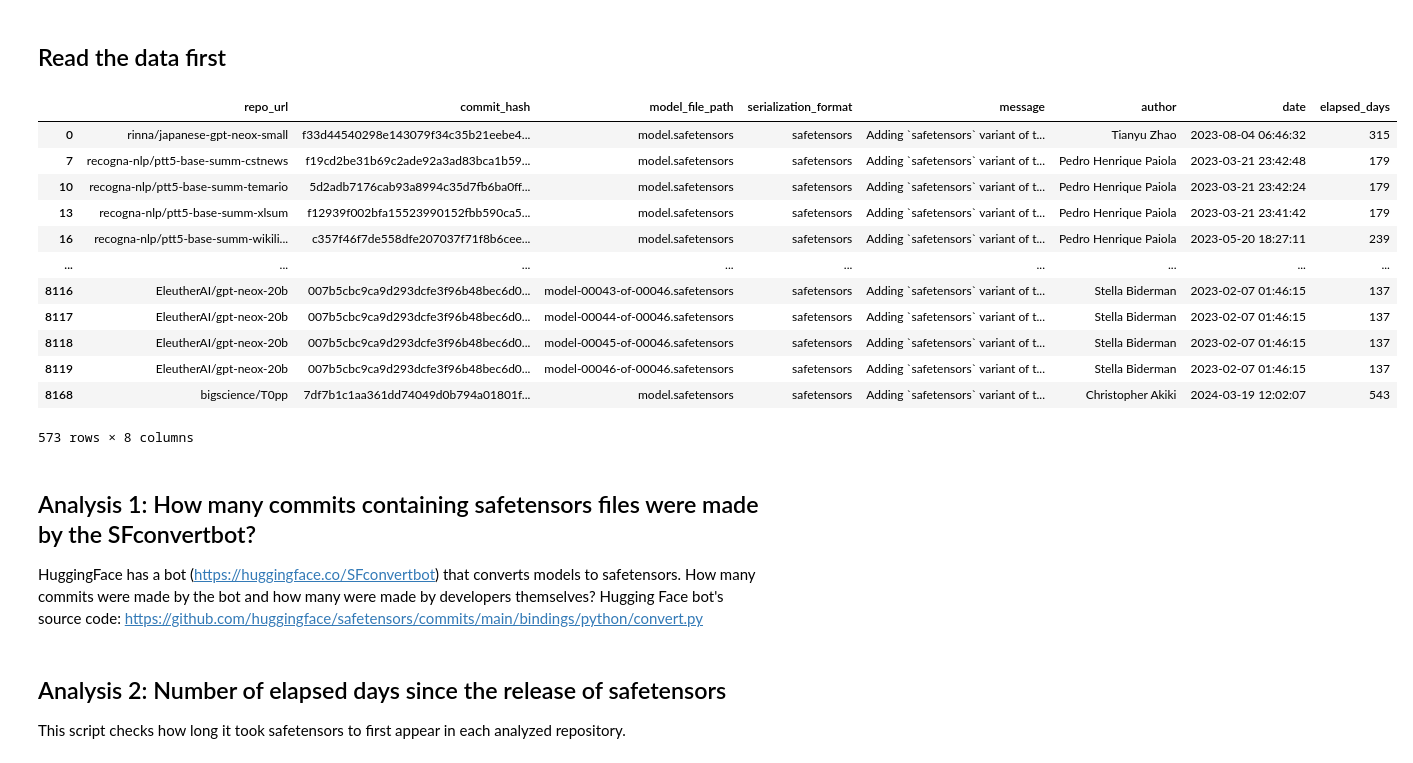
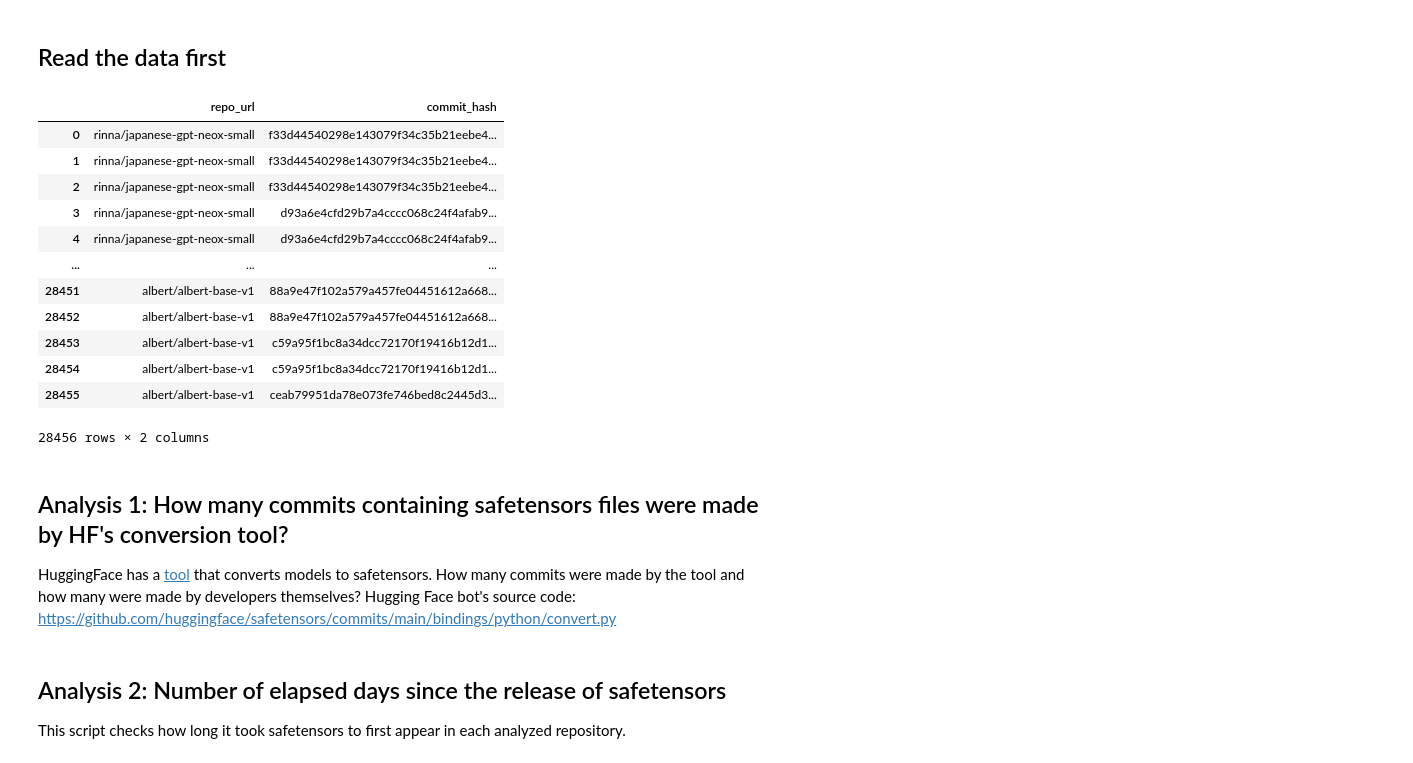
Before and after one commit to s2e-lab/model-evolution, a Jupyter notebook: scripts/notebooks/rq1_analysis.ipynb, the cells around one changed output. Saved outputs shown, nothing was run; the diff lists cells and outputs as text; code cells hidden in the pictures.

```diff
--- a/scripts/notebooks/rq1_analysis.ipynb
+++ b/scripts/notebooks/rq1_analysis.ipynb
@@ -7,31 +7,31 @@ Goal is to check when safetensors was first used in each studied repository.
 # %%
 from nb_utils import read_commits
 
-# model files per repository and the elapsed days between the commit and safetensor's release date
+# model files per repository and the elapsed days between the commit and safetensors' release date
 df = read_commits()
 
 # Filter out rows with 'safetensors' serialization format
 df_safetensors = df[df['serialization_format'] == 'safetensors']
-df_safetensors
+df[['repo_url', 'commit_hash']]
 # %% [output]
-|  | repo_url | commit_hash | model_file_path | serialization_format | message | author | date | elapsed_days |
-| 0 | rinna/japanese-gpt-neox-small | f33d44540298e143079f34c35b21eebe4... | model.safetensors | safetensors | Adding `safetensors` variant of t... | Tianyu Zhao | 2023-08-04 06:46:32 | 315 |
-| 7 | recogna-nlp/ptt5-base-summ-cstnews | f19cd2be31b69c2ade92a3ad83bca1b59... | model.safetensors | safetensors | Adding `safetensors` variant of t... | Pedro Henrique Paiola | 2023-03-21 23:42:48 | 179 |
-| 10 | recogna-nlp/ptt5-base-summ-temario | 5d2adb7176cab93a8994c35d7fb6ba0ff... | model.safetensors | safetensors | Adding `safetensors` variant of t... | Pedro Henrique Paiola | 2023-03-21 23:42:24 | 179 |
-| 13 | recogna-nlp/ptt5-base-summ-xlsum | f12939f002bfa15523990152fbb590ca5... | model.safetensors | safetensors | Adding `safetensors` variant of t... | Pedro Henrique Paiola | 2023-03-21 23:41:42 | 179 |
-| 16 | recogna-nlp/ptt5-base-summ-wikili... | c357f46f7de558dfe207037f71f8b6cee... | model.safetensors | safetensors | Adding `safetensors` variant of t... | Pedro Henrique Paiola | 2023-05-20 18:27:11 | 239 |
-| ... | ... | ... | ... | ... | ... | ... | ... | ... |
-| 8116 | EleutherAI/gpt-neox-20b | 007b5cbc9ca9d293dcfe3f96b48bec6d0... | model-00043-of-00046.safetensors | safetensors | Adding `safetensors` variant of t... | Stella Biderman | 2023-02-07 01:46:15 | 137 |
-| 8117 | EleutherAI/gpt-neox-20b | 007b5cbc9ca9d293dcfe3f96b48bec6d0... | model-00044-of-00046.safetensors | safetensors | Adding `safetensors` variant of t... | Stella Biderman | 2023-02-07 01:46:15 | 137 |
-| 8118 | EleutherAI/gpt-neox-20b | 007b5cbc9ca9d293dcfe3f96b48bec6d0... | model-00045-of-00046.safetensors | safetensors | Adding `safetensors` variant of t... | Stella Biderman | 2023-02-07 01:46:15 | 137 |
-| 8119 | EleutherAI/gpt-neox-20b | 007b5cbc9ca9d293dcfe3f96b48bec6d0... | model-00046-of-00046.safetensors | safetensors | Adding `safetensors` variant of t... | Stella Biderman | 2023-02-07 01:46:15 | 137 |
-| 8168 | bigscience/T0pp | 7df7b1c1aa361dd74049d0b794a01801f... | model.safetensors | safetensors | Adding `safetensors` variant of t... | Christopher Akiki | 2024-03-19 12:02:07 | 543 |
+|  | repo_url | commit_hash |
+| 0 | rinna/japanese-gpt-neox-small | f33d44540298e143079f34c35b21eebe4... |
+| 1 | rinna/japanese-gpt-neox-small | f33d44540298e143079f34c35b21eebe4... |
+| 2 | rinna/japanese-gpt-neox-small | f33d44540298e143079f34c35b21eebe4... |
+| 3 | rinna/japanese-gpt-neox-small | d93a6e4cfd29b7a4cccc068c24f4afab9... |
+| 4 | rinna/japanese-gpt-neox-small | d93a6e4cfd29b7a4cccc068c24f4afab9... |
+| ... | ... | ... |
+| 28451 | albert/albert-base-v1 | 88a9e47f102a579a457fe04451612a668... |
+| 28452 | albert/albert-base-v1 | 88a9e47f102a579a457fe04451612a668... |
+| 28453 | albert/albert-base-v1 | c59a95f1bc8a34dcc72170f19416b12d1... |
+| 28454 | albert/albert-base-v1 | c59a95f1bc8a34dcc72170f19416b12d1... |
+| 28455 | albert/albert-base-v1 | ceab79951da78e073fe746bed8c2445d3... |
-573 rows × 8 columns
+28456 rows × 2 columns
 # %% [markdown]
-## Analysis 1: How many commits containing safetensors files were made by the SFconvertbot?
+## Analysis 1: How many commits containing safetensors files were made by HF's conversion tool?
 
-HuggingFace has a bot (https://huggingface.co/SFconvertbot) that converts models to safetensors.
-How many commits were made by the bot and how many were made by developers themselves?
+HuggingFace has a [tool](https://huggingface.co/spaces/safetensors/convert) that converts models to safetensors.
+How many commits were made by the tool and how many were made by developers themselves?
 Hugging Face bot's source code: https://github.com/huggingface/safetensors/commits/main/bindings/python/convert.py
 # %%
 from nb_utils import RESULTS_DIR
```
Also changed, not shown: parts of 4 cells of this notebook, 16 other files.
